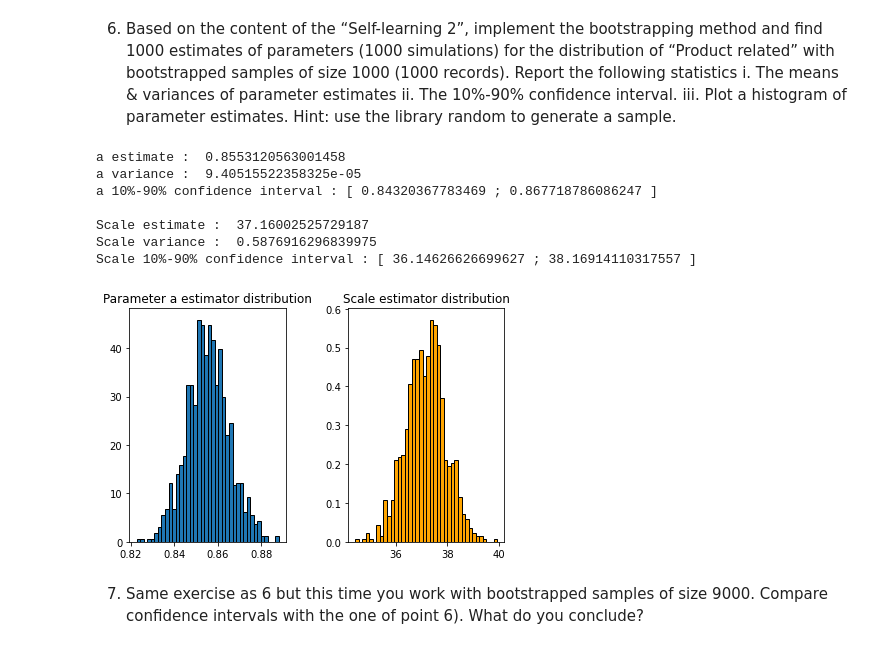
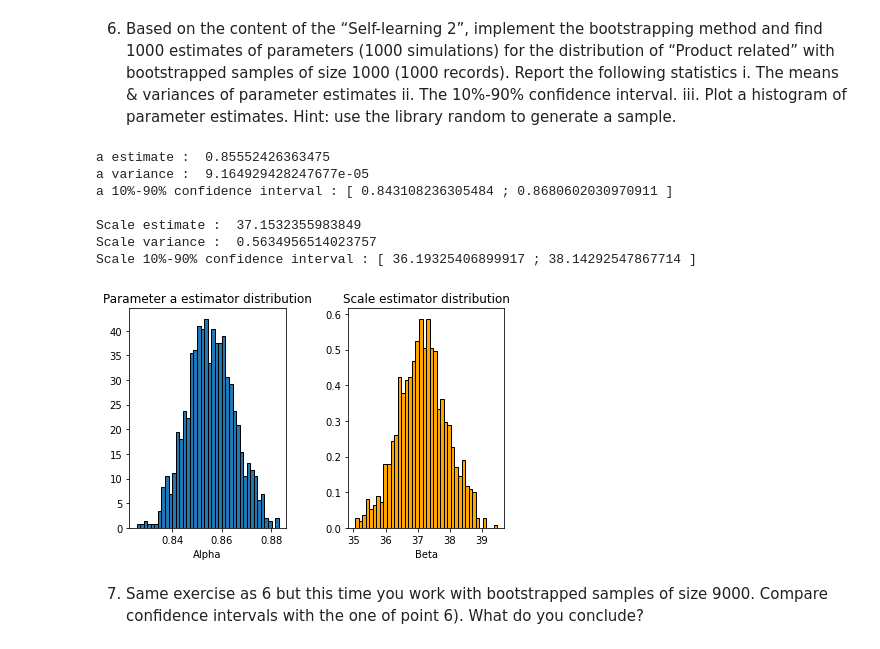
Before and after one commit to Smessens/SImonSimonHack, a Jupyter notebook: Hackathon1.ipynb, the cells around one changed output. Drawn from its saved outputs; the diff is of its cells as text; code cells hidden in the pictures.

```diff
--- a/Hackathon1.ipynb
+++ b/Hackathon1.ipynb
@@ -228,40 +238,42 @@ def bootstrapping(data,size):
     scale_gen=np.zeros(size)
     for i in range(size):
         n_data=rn.choices(data,k=len(data))
         a_gen[i],_,scale_gen[i]=sc.gamma.fit(n_data,scale=1,floc=0)
     return a_gen, scale_gen
 
 #Using the function with a sample of size 1000
 a_gen, scale_gen=bootstrapping(PR,1000)
 
 #Printing results
 print("a estimate : ",np.mean(a_gen))
 print("a variance : ",np.std(a_gen)**2)
 print("a 10%-90% confidence interval : [",np.quantile(a_gen,q=0.1),';',np.quantile(a_gen,q=0.9),']\n')
 
 print("Scale estimate : ",np.mean(scale_gen))
 print("Scale variance : ",np.std(scale_gen)**2)
 print("Scale 10%-90% confidence interval : [",np.quantile(scale_gen,q=0.1),';',np.quantile(scale_gen,q=0.9),']')
 
 #Plotting results
 plt.subplot(121)
 plt.hist(a_gen,40, density=1,edgecolor="k")
+plt.xlabel("Alpha")
 plt.title("Parameter a estimator distribution")
 
 plt.subplot(122)
 plt.hist(scale_gen,40, density=1,color='orange',edgecolor="k")
+plt.xlabel("Beta")
 plt.title("Scale estimator distribution")
 plt.tight_layout()
 plt.show()
 # %% [output]
-a estimate :  0.8553120563001458
-a variance :  9.40515522358325e-05
-a 10%-90% confidence interval : [ 0.84320367783469 ; 0.867718786086247 ]
+a estimate :  0.85552426363475
+a variance :  9.164929428247677e-05
+a 10%-90% confidence interval : [ 0.843108236305484 ; 0.8680602030970911 ]
 
-Scale estimate :  37.16002525729187
-Scale variance :  0.5876916296839975
-Scale 10%-90% confidence interval : [ 36.14626626699627 ; 38.16914110317557 ]
+Scale estimate :  37.1532355983849
+Scale variance :  0.5634956514023757
+Scale 10%-90% confidence interval : [ 36.19325406899917 ; 38.14292547867714 ]
-[figure, old version]
+[figure, new version]
 # %% [markdown]
 7)	Same exercise as 6 but this time you work with bootstrapped samples of size 9000. Compare confidence intervals with the one of point 6). What do you conclude?
 # %%
```
Also changed, not shown: parts of 5 cells of this notebook.
